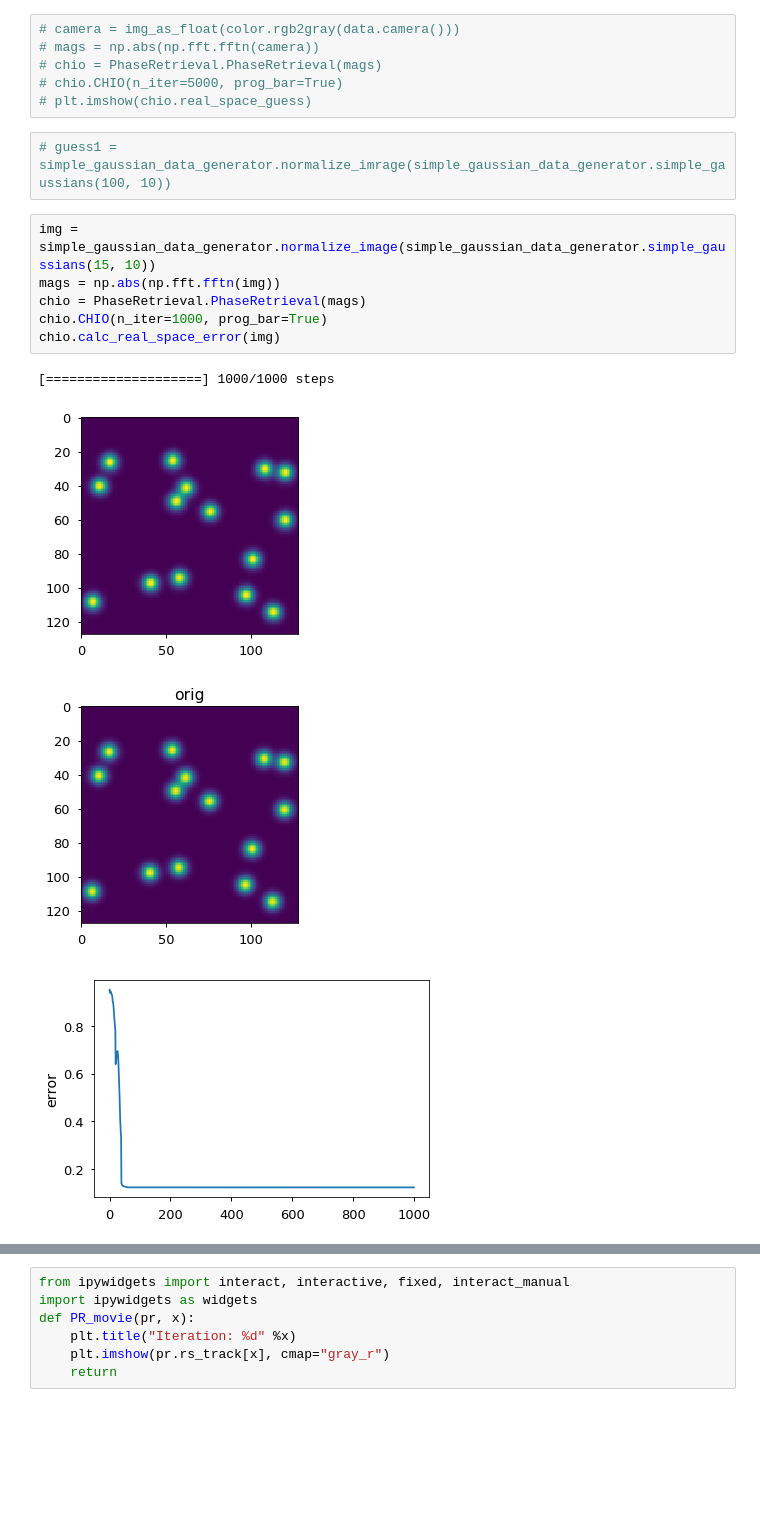
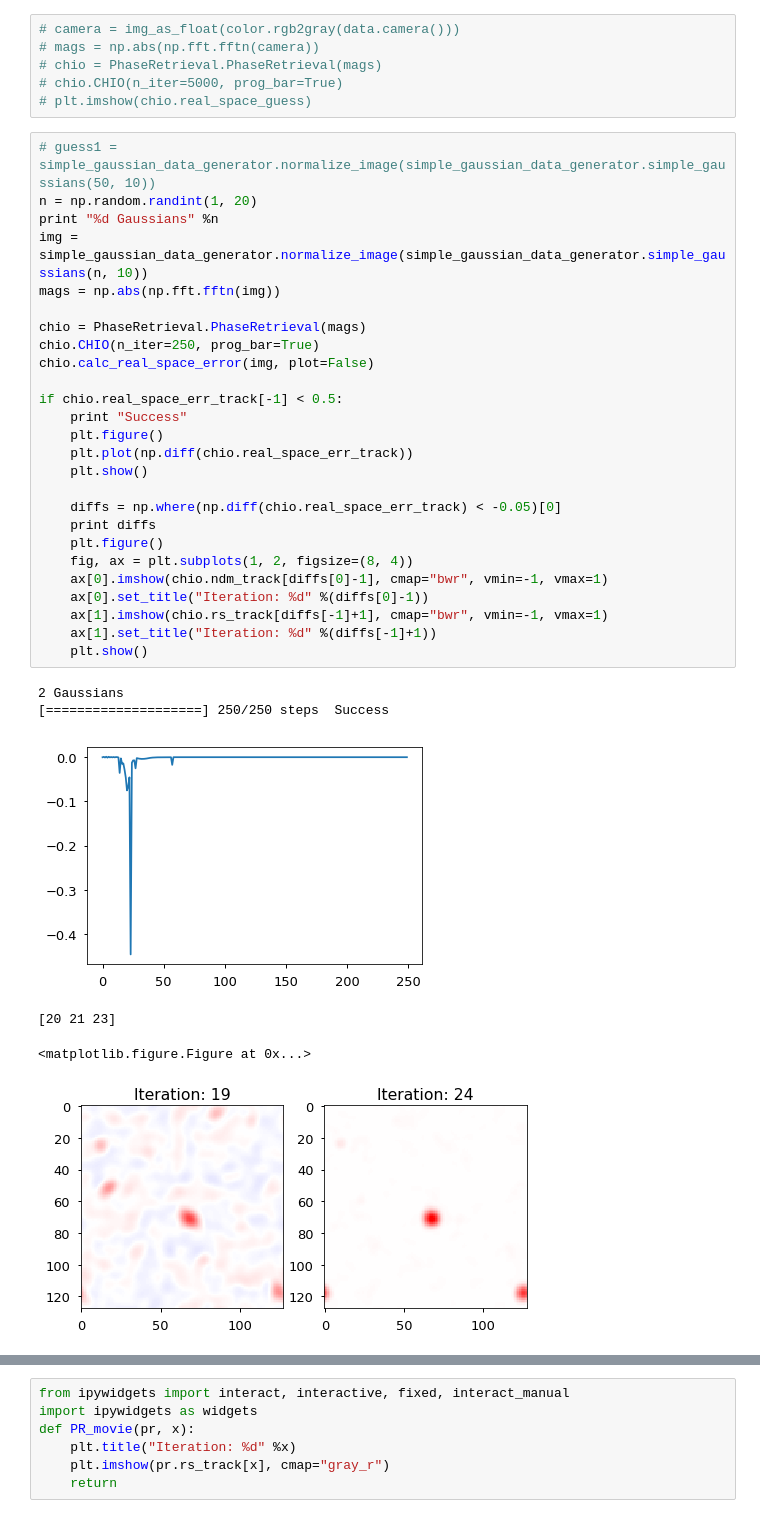
Before and after one commit to Hekstra-Lab/phase-retrieval, a Jupyter notebook: sandbox.ipynb, the cells around one changed output, grey strips where cells are left out. Saved outputs shown, nothing was run; the diff lists cells and outputs as text; blank space fills up the shorter version.

```diff
--- a/sandbox.ipynb
+++ b/sandbox.ipynb
@@ -22,16 +22,36 @@ The autoreload extension is already loaded. To reload it, use:
 # chio = PhaseRetrieval.PhaseRetrieval(mags)
 # chio.CHIO(n_iter=5000, prog_bar=True)
 # plt.imshow(chio.real_space_guess)
-# %%
-# guess1 = simple_gaussian_data_generator.normalize_imrage(simple_gaussian_data_generator.simple_gaussians(100, 10))
-# %%
-img = simple_gaussian_data_generator.normalize_image(simple_gaussian_data_generator.simple_gaussians(15, 10))
-mags = np.abs(np.fft.fftn(img))
-chio = PhaseRetrieval.PhaseRetrieval(mags)
-chio.CHIO(n_iter=1000, prog_bar=True)
-chio.calc_real_space_error(img)
-# %% [output]
-[====================] 1000/1000 steps
-[figure, removed]
-[figure, removed]
-[figure, removed]
+# %%
+# guess1 = simple_gaussian_data_generator.normalize_image(simple_gaussian_data_generator.simple_gaussians(50, 10))
+n = np.random.randint(1, 20)
+print "%d Gaussians" %n
+img = simple_gaussian_data_generator.normalize_image(simple_gaussian_data_generator.simple_gaussians(n, 10))
+mags = np.abs(np.fft.fftn(img))
+
+chio = PhaseRetrieval.PhaseRetrieval(mags)
+chio.CHIO(n_iter=250, prog_bar=True)
+chio.calc_real_space_error(img, plot=False)
+
+if chio.real_space_err_track[-1] < 0.5:
+    print "Success"
+    plt.figure()
+    plt.plot(np.diff(chio.real_space_err_track))
+    plt.show()
+
+    diffs = np.where(np.diff(chio.real_space_err_track) < -0.05)[0]
+    print diffs
+    plt.figure()
+    fig, ax = plt.subplots(1, 2, figsize=(8, 4))
+    ax[0].imshow(chio.ndm_track[diffs[0]-1], cmap="bwr", vmin=-1, vmax=1)
+    ax[0].set_title("Iteration: %d" %(diffs[0]-1))
+    ax[1].imshow(chio.rs_track[diffs[-1]+1], cmap="bwr", vmin=-1, vmax=1)
+    ax[1].set_title("Iteration: %d" %(diffs[-1]+1))
+    plt.show()
+# %% [output]
+2 Gaussians
+[====================] 250/250 steps  Success
+[figure, added]
+[20 21 23]
+<matplotlib.figure.Figure at 0x...>
+[figure, added]
```
Also changed, not shown: parts of 26 cells of this notebook, 1 other file.
